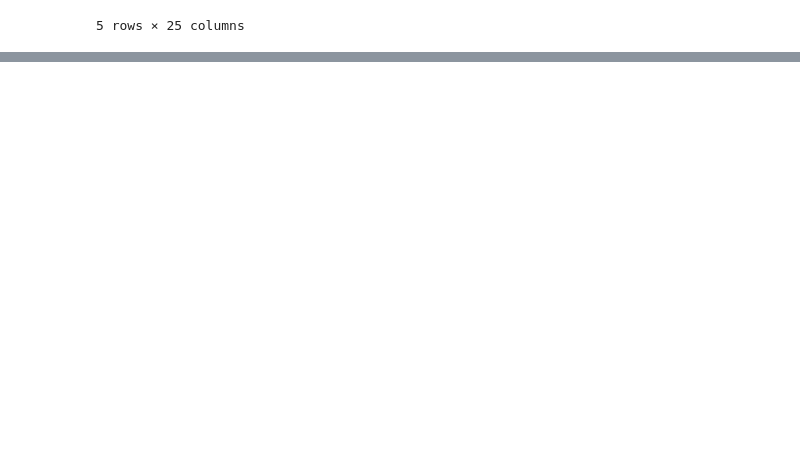
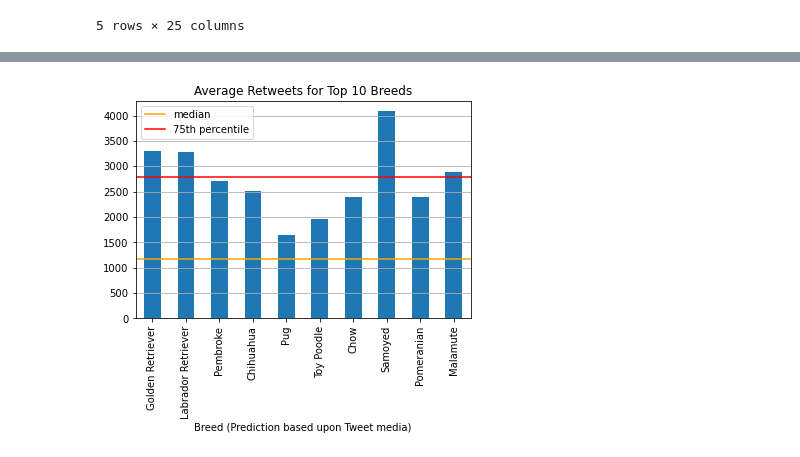
Before and after one commit to sjhaluck/Project-4---Wrangle-and-Analyze-Data, a Jupyter notebook: wrangle_act.ipynb, the cells around one changed output, grey strips where cells are left out. Drawn from its saved outputs; the diff is of its cells as text; code cells hidden in the pictures; blank space fills up the shorter version.

```diff
--- a/wrangle_act.ipynb
+++ b/wrangle_act.ipynb
@@ -950,0 +1002,11 @@ tweets_clean.to_csv('twitter_archive_master.csv',index=False)
+# %%
+top10breeds = tweets_act.breed_predict.value_counts()[:10].index.tolist()
+tweets_act.groupby('breed_predict').mean().retweet_count[top10breeds].plot.bar();
+plt.grid(axis='y');
+plt.title('Average Retweets for Top 10 Breeds');
+plt.xlabel('Breed (Prediction based upon Tweet media)');
+plt.axhline(tweets_act['retweet_count'].median(), color = 'orange', label = 'median');
+plt.axhline(tweets_act['retweet_count'].quantile(0.75), color = 'r', label = '75th percentile');
+plt.legend(labels = ['median','75th percentile']);
+# %% [output]
+[figure, added]
```
Also changed, not shown: parts of 19 cells of this notebook, 1 other file.
